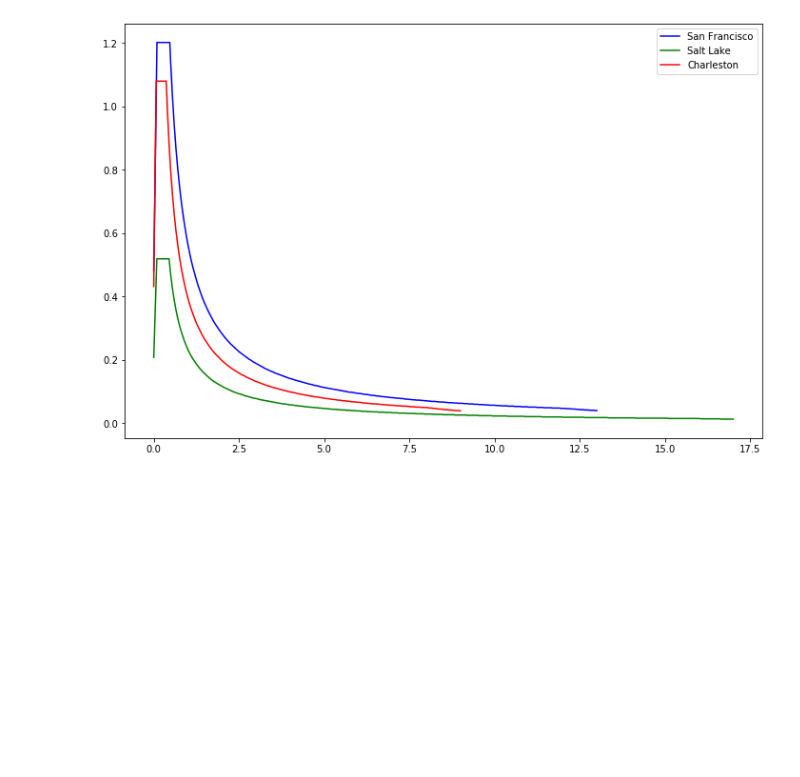
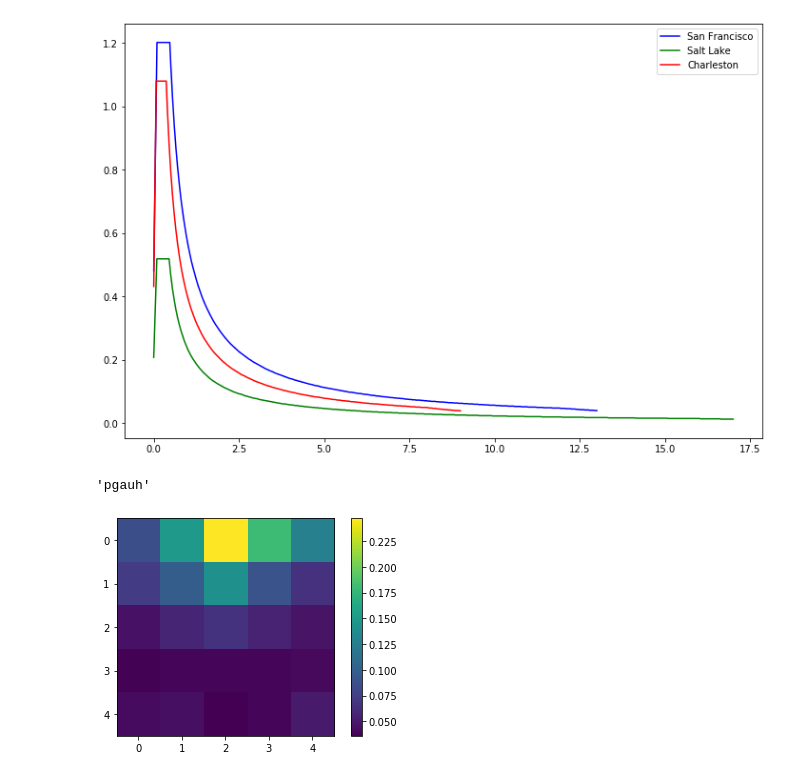
Before and after one commit to mhearne-usgs/python_lessons, a Jupyter notebook: notebooks/design_curves.ipynb, the cells around one changed output. Cells and saved outputs as stored; diff of their text form; code cells hidden in the pictures; blank space fills up the shorter version.

Commit message:
Added some more stuff to design curves notebook.

```diff
--- a/notebooks/design_curves.ipynb
+++ b/notebooks/design_curves.ipynb
@@ -30,0 +81,9 @@ plt.legend(['San Francisco','Salt Lake','Charleston']);
+# %%
+layers, grid = get_design_grid(-100,-95,35,40,1,1)
+# %%
+plt.imshow(grid[:,:,0]);
+plt.colorbar();
+layers[0]
+# %% [output]
+'pgauh'
+[figure, added]
```
Also changed, not shown: parts of 2 cells of this notebook.
